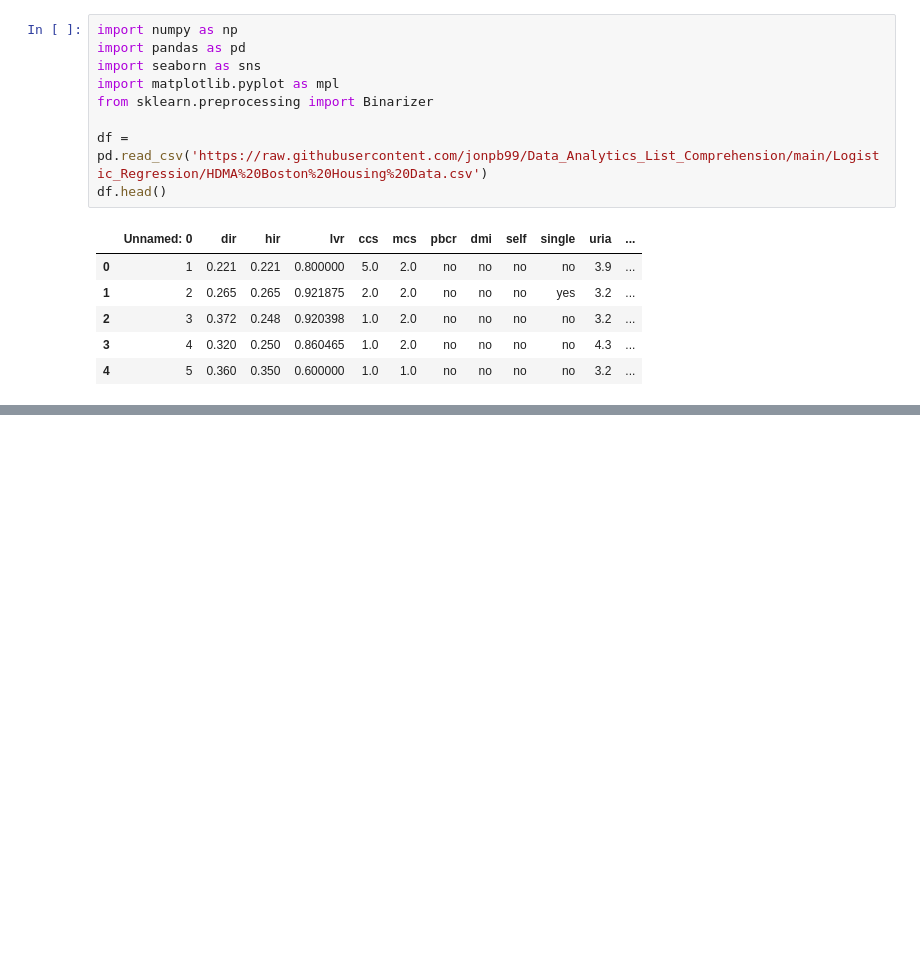
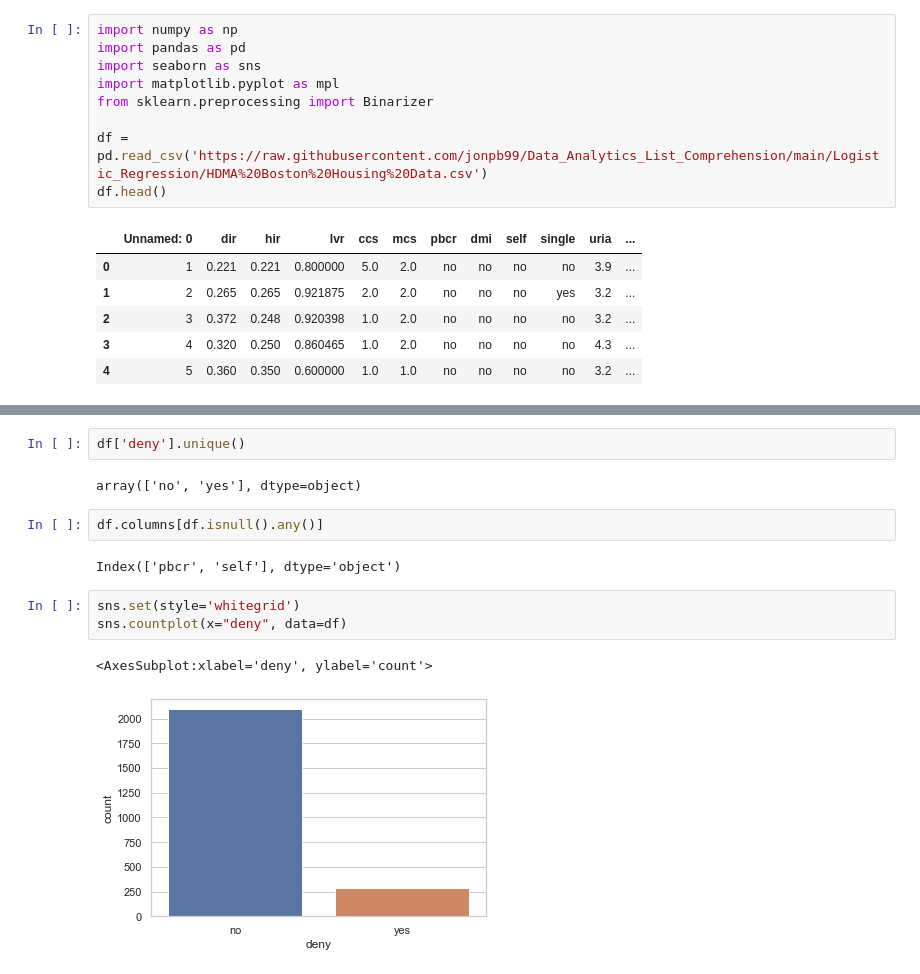
Before and after one commit to jonpb99/Data_Analytics_List_Comprehension, a Jupyter notebook: Logistic_Regression/J_Bernard_Quiz4.ipynb, the cells around one changed output, grey strips where cells are left out. Drawn from its saved outputs; the diff is of its cells as text; blank space fills up the shorter version.

```diff
--- a/Logistic_Regression/J_Bernard_Quiz4.ipynb
+++ b/Logistic_Regression/J_Bernard_Quiz4.ipynb
@@ -16,0 +39,14 @@ df.head()
+# %%
+df['deny'].unique()
+# %% [output]
+array(['no', 'yes'], dtype=object)
+# %%
+df.columns[df.isnull().any()]
+# %% [output]
+Index(['pbcr', 'self'], dtype='object')
+# %%
+sns.set(style='whitegrid')
+sns.countplot(x="deny", data=df)
+# %% [output]
+<AxesSubplot:xlabel='deny', ylabel='count'>
+[figure, added]
```
Also changed, not shown: parts of 35 cells of this notebook.
